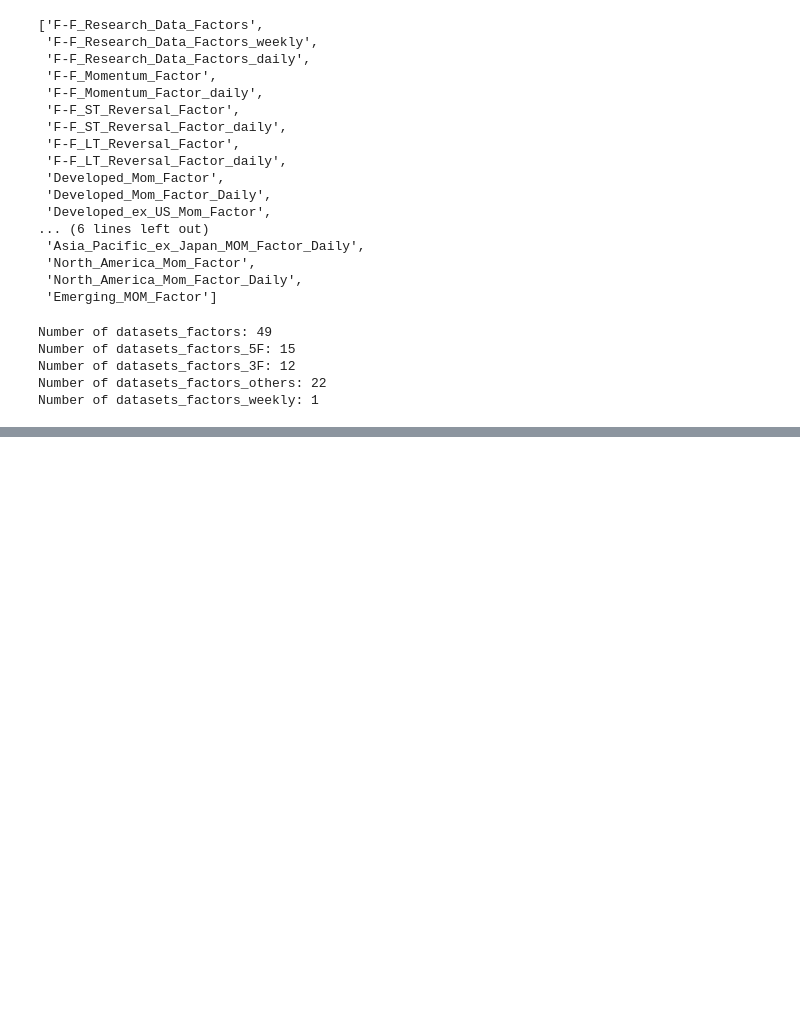
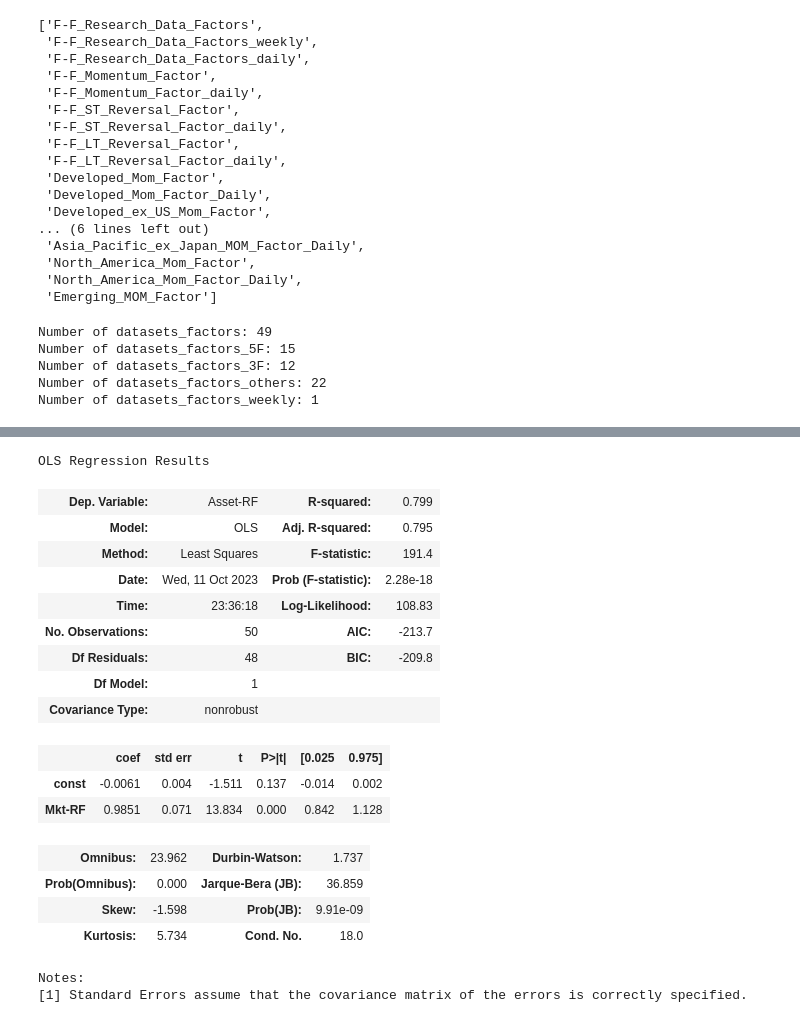
Before and after one commit to phil71x/coding_finance, a Jupyter notebook: Exercises/fama_french.ipynb, the cells around one changed output, grey strips where cells are left out. Cells and saved outputs as stored; diff of their text form; code cells hidden in the pictures; blank space fills up the shorter version.

```diff
--- a/Exercises/fama_french.ipynb
+++ b/Exercises/fama_french.ipynb
@@ -118,0 +203,31 @@ NameError: name 'ff3_name' is not defined
+# %%
+# Run the multiple regression model
+#dependent variable
+y = asset['Asset-RF'][-50:]
+#independent variables
+x = ff3['Mkt-RF'][-50:]
+x = sm.add_constant(x)
+#model
+model = sm.OLS(y, x)
+results = model.fit()
+display(results.summary())
+# %% [output]
+OLS Regression Results
+| Dep. Variable: | Asset-RF | R-squared: | 0.799 |
+| Model: | OLS | Adj. R-squared: | 0.795 |
+| Method: | Least Squares | F-statistic: | 191.4 |
+| Date: | Wed, 11 Oct 2023 | Prob (F-statistic): | 2.28e-18 |
+| Time: | 23:36:18 | Log-Likelihood: | 108.83 |
+| No. Observations: | 50 | AIC: | -213.7 |
+| Df Residuals: | 48 | BIC: | -209.8 |
+| Df Model: | 1 |  |  |
+| Covariance Type: | nonrobust |  |  |
+|  | coef | std err | t | P>|t| | [0.025 | 0.975] |
+| const | -0.0061 | 0.004 | -1.511 | 0.137 | -0.014 | 0.002 |
+| Mkt-RF | 0.9851 | 0.071 | 13.834 | 0.000 | 0.842 | 1.128 |
+| Omnibus: | 23.962 | Durbin-Watson: | 1.737 |
+| Prob(Omnibus): | 0.000 | Jarque-Bera (JB): | 36.859 |
+| Skew: | -1.598 | Prob(JB): | 9.91e-09 |
+| Kurtosis: | 5.734 | Cond. No. | 18.0 |
+Notes:
+[1] Standard Errors assume that the covariance matrix of the errors is correctly specified.
```
Also changed, not shown: parts of 10 cells of this notebook, 2 other files.
